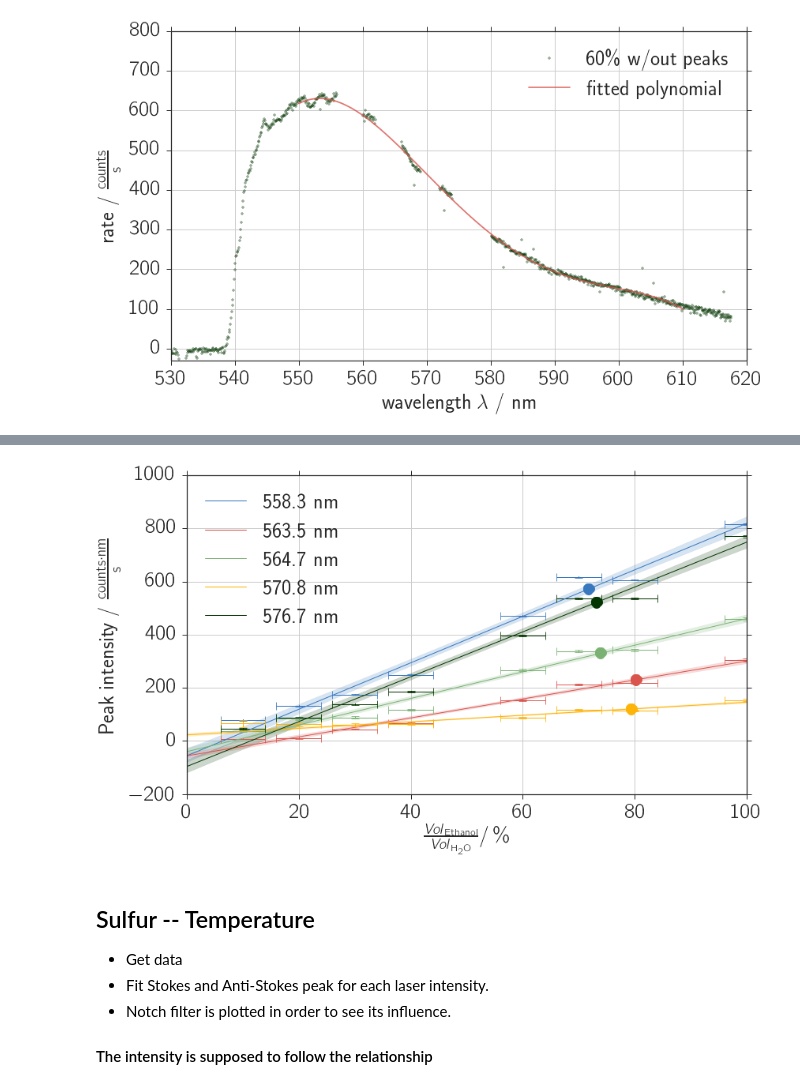
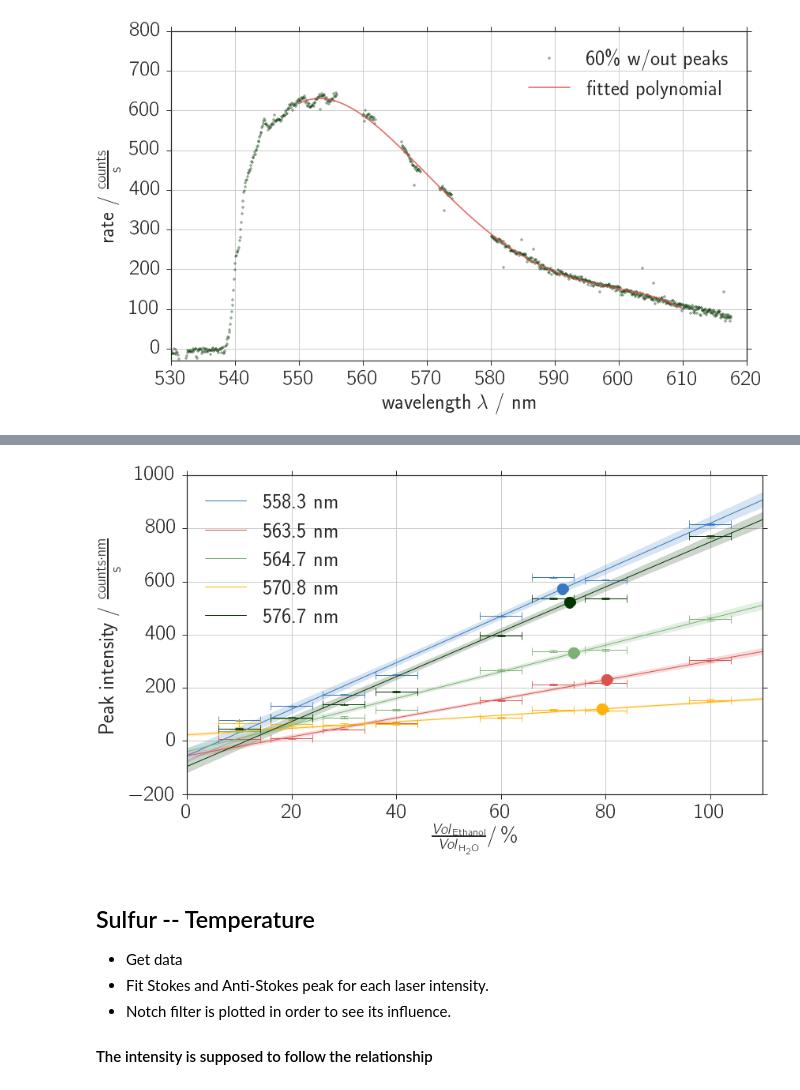
Before and after one commit to Bondzio/fp, a Jupyter notebook: raman/analysis/raman_ccd.ipynb, the cells around one changed output, grey strips where cells are left out. Saved outputs shown, nothing was run; the diff lists cells and outputs as text; code cells hidden in the pictures.

```diff
--- a/raman/analysis/raman_ccd.ipynb
+++ b/raman/analysis/raman_ccd.ipynb
@@ -700,9 +700,12 @@ for i, suffix, label in enum(suffixes, labels):
                     [522, 0.3, 1000, 100],
                     [514, 0.3, 1000, 100],
                     [511, 0.3, 100, 100]])
-    for x_range, p0 in zip(x_ranges, p0s):
+    for j, x_range, p0 in enum(x_ranges, p0s):
         x_fit, fit_peak, c1 = bw_fit(x, y_e, x_range, p0, fit=True)
-        ax.plot(x_fit, fit_peak, "--", c=colors[i+1])
+        if j==0:
+            ax.plot(x_fit, fit_peak, "--", c=colors[i+1], label='peak fit')
+        else:
+            ax.plot(x_fit, fit_peak, "--", c=colors[i+1])
         x0s.append(uc.ufloat(c1[0].n, c1[1].n))
         As.append(c1[2])
 
@@ -803,7 +806,7 @@ for i, suffix, label in enum(suffixes, labels):
                     [511, 0.2, 30, 0]])
     for x_range, p0 in zip(x_ranges, p0s):
         x_fit, fit_peak, c1 = bw_fit(x, y_e, x_range, p0, fit=True)
-        ax.plot(x_fit, fit_peak, "--", c=colors[i])
+        #ax.plot(x_fit, fit_peak, "--", c=colors[i])
         x0s.append(uc.ufloat(c1[0].n, c1[1].n))
         As.append(c1[2])
 
@@ -1017,8 +1020,6 @@ orig% ethanol
 [figure]
 # %%
 # Linear fit on ethanol percentage
-
-intensity = np.array(As).reshape(9, 5).T[[0, 3, 4, 1, 2]].T # move peak 2 & 3 to the correct position
 
 from scipy.odr import ODR, Model, Data, RealData
 
@@ -1030,12 +1031,13 @@ def linear_beta(x, beta_0, beta_1):
     return beta_0 + beta_1 * x
 
 # Plotting
-x_min, x_max = [0, 100]
+x_min, x_max = [0, 110]
 x_fit = np.linspace(x_min, x_max, 200)
 fig, ax = plt.subplots(1, 1)
 if not save_fig:
     fig.suptitle('CCD: Intensity of peaks over ethanol concentration', y = 1.02)
 
+intensity = np.array(As).reshape(9, 5).T[[0, 3, 4, 1, 2]].T # move peak 2 & 3 to the correct position
 A_lambda = intensity[:-1].T # entries of each peak put together
 peaks = ['558.3', '563.5', '564.7', '570.8', '576.7']
 intersects = []
@@ -1072,7 +1074,7 @@ for i, peak, A in enum(peaks, A_lambda):
     #ax.plot([x_min, x_max], [As[-1][i].n]*2, '--', c=colors[i]) # plot line
     ax.plot(x0.n, y0.n, 'o', c=colors[i], ms=15) # plot only intersect
 
-ax.set_xlim(x_min, x_max)
+ax.set_xlim(0, 110)
 ax.set_xlabel("$\\frac{Vol_\mathrm{\,Ethanol}}{Vol_\mathrm{\,H_2O}} / \,\% $")
 ax.set_ylabel("Peak intensity / $\mathrm{\\frac{counts \cdot nm}{s}}$")
 ax.grid(True)
@@ -1118,4 +1120,4 @@ Standard deviation:  3.41569875231
-[figure, old version]
+[figure, new version]
 # %% [markdown]
 ## Sulfur -- Temperature
 * Get data
```
Also changed, not shown: parts of 3 cells of this notebook, 36 other files.
